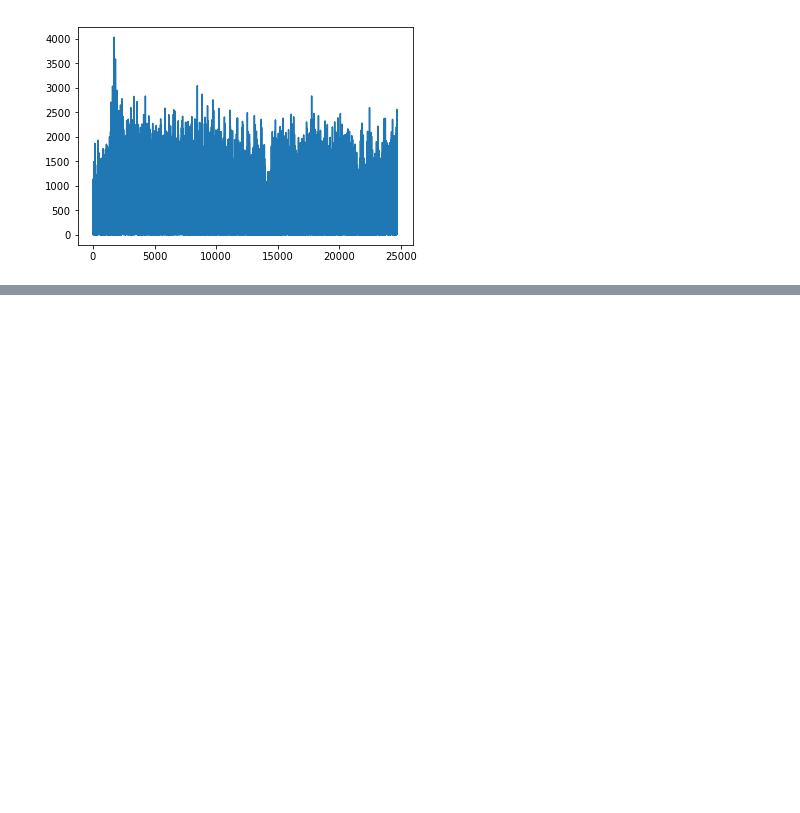
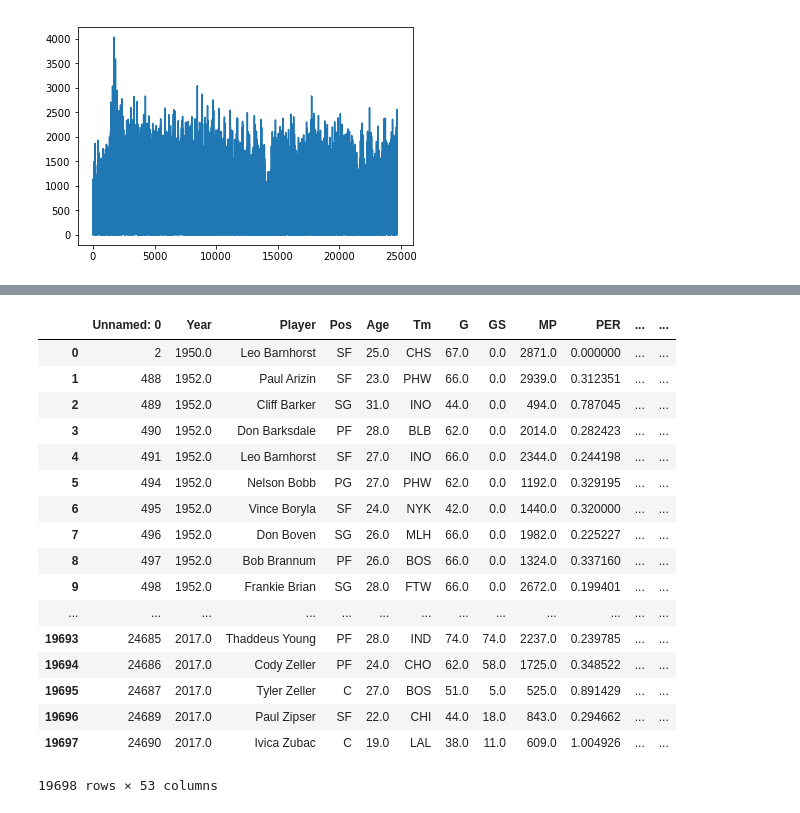
Before and after one commit to yidingweng/SpringBoard, a Jupyter notebook: Capstone 1/Capstone 1_DataWrangling.ipynb, the cells around one changed output, grey strips where cells are left out. Drawn from its saved outputs; the diff is of its cells as text; code cells hidden in the pictures; blank space fills up the shorter version.

```diff
--- a/Capstone 1/Capstone 1_DataWrangling.ipynb
+++ b/Capstone 1/Capstone 1_DataWrangling.ipynb
@@ -103,3 +119,6 @@ PF            24616 non-null float64
 PTS           24616 non-null float64
 dtypes: float64(47), int64(1), object(3)
 memory usage: 9.8+ MB
+# %%
+players = pd.read_csv('data/Players.csv', index_col=0)
+players.head(10)
@@ -467,3 +528,36 @@ memory usage: 10.4+ MB
 # %%
 #df_no_missing = df2.dropna()
 #df_no_missing
+# %%
+data = pd.merge(df2, players[['Player', 'height', 'weight']], left_on='Player', right_on='Player', right_index=False,
+      how='left', sort=False).fillna(value=0)
+data = data[~(data['Pos']==0) & (data['MP'] > 200)]
+data.reset_index(inplace=True, drop=True)
+data['Player'] = data['Player'].str.replace('*','')
+
+totals = ['PER', 'OWS', 'DWS', 'WS', 'OBPM', 'DBPM', 'BPM', 'VORP', 'FG', 'FGA', '3P', '3PA', '2P', '2PA', 'FT', 'FTA',
+         'ORB', 'DRB', 'TRB', 'AST', 'STL', 'BLK', 'TOV', 'PF', 'PTS']
+
+for col in totals:
+    data[col] = 36 * data[col] / data['MP']
+# %%
+data
+# %% [output]
+|  | Unnamed: 0 | Year | Player | Pos | Age | Tm | G | GS | MP | PER | ... | ... |
+| 0 | 2 | 1950.0 | Leo Barnhorst | SF | 25.0 | CHS | 67.0 | 0.0 | 2871.0 | 0.000000 | ... | ... |
+| 1 | 488 | 1952.0 | Paul Arizin | SF | 23.0 | PHW | 66.0 | 0.0 | 2939.0 | 0.312351 | ... | ... |
+| 2 | 489 | 1952.0 | Cliff Barker | SG | 31.0 | INO | 44.0 | 0.0 | 494.0 | 0.787045 | ... | ... |
+| 3 | 490 | 1952.0 | Don Barksdale | PF | 28.0 | BLB | 62.0 | 0.0 | 2014.0 | 0.282423 | ... | ... |
+| 4 | 491 | 1952.0 | Leo Barnhorst | SF | 27.0 | INO | 66.0 | 0.0 | 2344.0 | 0.244198 | ... | ... |
+| 5 | 494 | 1952.0 | Nelson Bobb | PG | 27.0 | PHW | 62.0 | 0.0 | 1192.0 | 0.329195 | ... | ... |
+| 6 | 495 | 1952.0 | Vince Boryla | SF | 24.0 | NYK | 42.0 | 0.0 | 1440.0 | 0.320000 | ... | ... |
+| 7 | 496 | 1952.0 | Don Boven | SG | 26.0 | MLH | 66.0 | 0.0 | 1982.0 | 0.225227 | ... | ... |
+| 8 | 497 | 1952.0 | Bob Brannum | PF | 26.0 | BOS | 66.0 | 0.0 | 1324.0 | 0.337160 | ... | ... |
+| 9 | 498 | 1952.0 | Frankie Brian | SG | 28.0 | FTW | 66.0 | 0.0 | 2672.0 | 0.199401 | ... | ... |
+| ... | ... | ... | ... | ... | ... | ... | ... | ... | ... | ... | ... | ... |
+| 19693 | 24685 | 2017.0 | Thaddeus Young | PF | 28.0 | IND | 74.0 | 74.0 | 2237.0 | 0.239785 | ... | ... |
+| 19694 | 24686 | 2017.0 | Cody Zeller | PF | 24.0 | CHO | 62.0 | 58.0 | 1725.0 | 0.348522 | ... | ... |
+| 19695 | 24687 | 2017.0 | Tyler Zeller | C | 27.0 | BOS | 51.0 | 5.0 | 525.0 | 0.891429 | ... | ... |
+| 19696 | 24689 | 2017.0 | Paul Zipser | SF | 22.0 | CHI | 44.0 | 18.0 | 843.0 | 0.294662 | ... | ... |
+| 19697 | 24690 | 2017.0 | Ivica Zubac | C | 19.0 | LAL | 38.0 | 11.0 | 609.0 | 1.004926 | ... | ... |
+19698 rows × 53 columns
```
Also changed, not shown: parts of 19 cells of this notebook, 4 other files.
